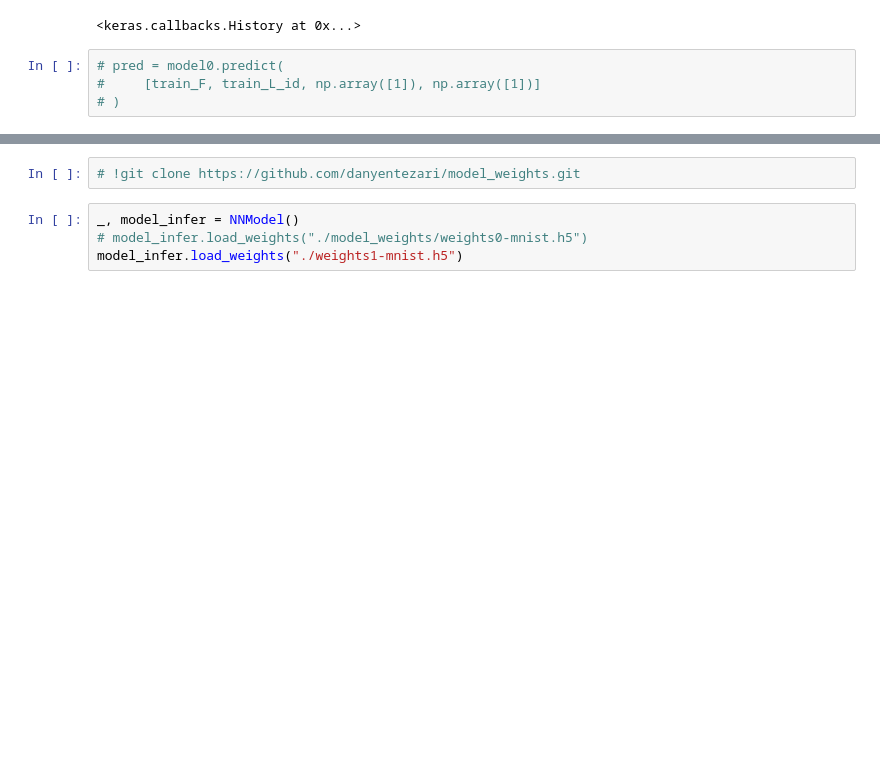
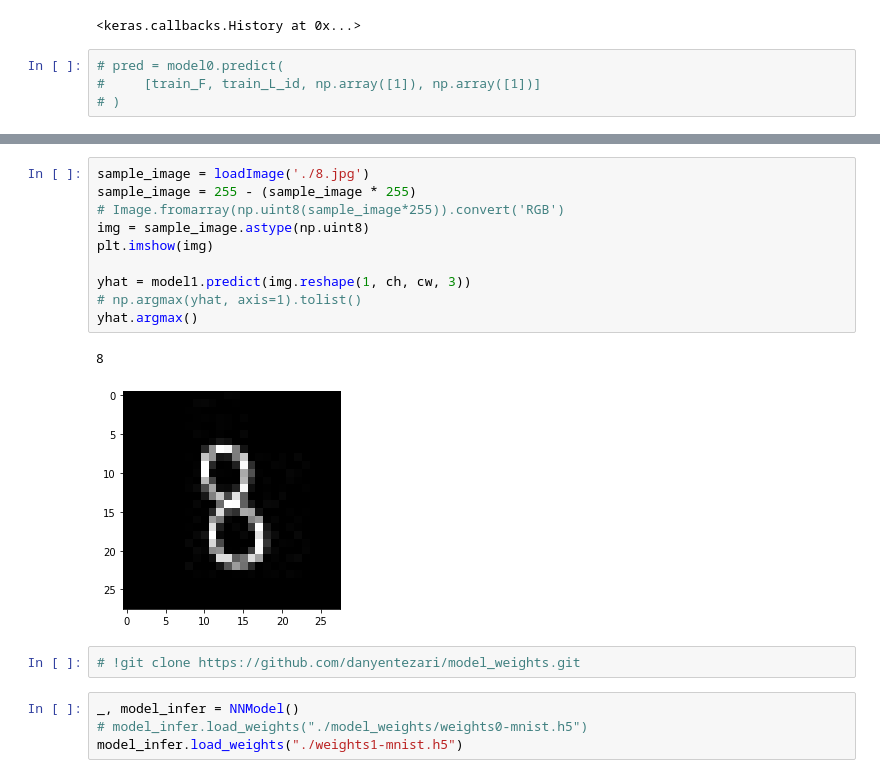
Before and after one commit to danyentezari/bn-ocr, a Jupyter notebook: keras_ocr_realvalues_bignumber_mnist.ipynb, the cells around one changed output, grey strips where cells are left out. Saved outputs shown, nothing was run; the diff lists cells and outputs as text; blank space fills up the shorter version.

```diff
--- a/keras_ocr_realvalues_bignumber_mnist.ipynb
+++ b/keras_ocr_realvalues_bignumber_mnist.ipynb
@@ -497,3 +479,16 @@ plt.imshow(img * 255)
+# %%
+sample_image = loadImage('./8.jpg')
+sample_image = 255 - (sample_image * 255)
+# Image.fromarray(np.uint8(sample_image*255)).convert('RGB')
+img = sample_image.astype(np.uint8)
+plt.imshow(img)
+
+yhat = model1.predict(img.reshape(1, ch, cw, 3))
+# np.argmax(yhat, axis=1).tolist()
+yhat.argmax()
+# %% [output]
+8
+[figure, added]
 # %%
 # !git clone https://github.com/danyentezari/model_weights.git
 # %%
```
Also changed, not shown: parts of 3 cells of this notebook.
